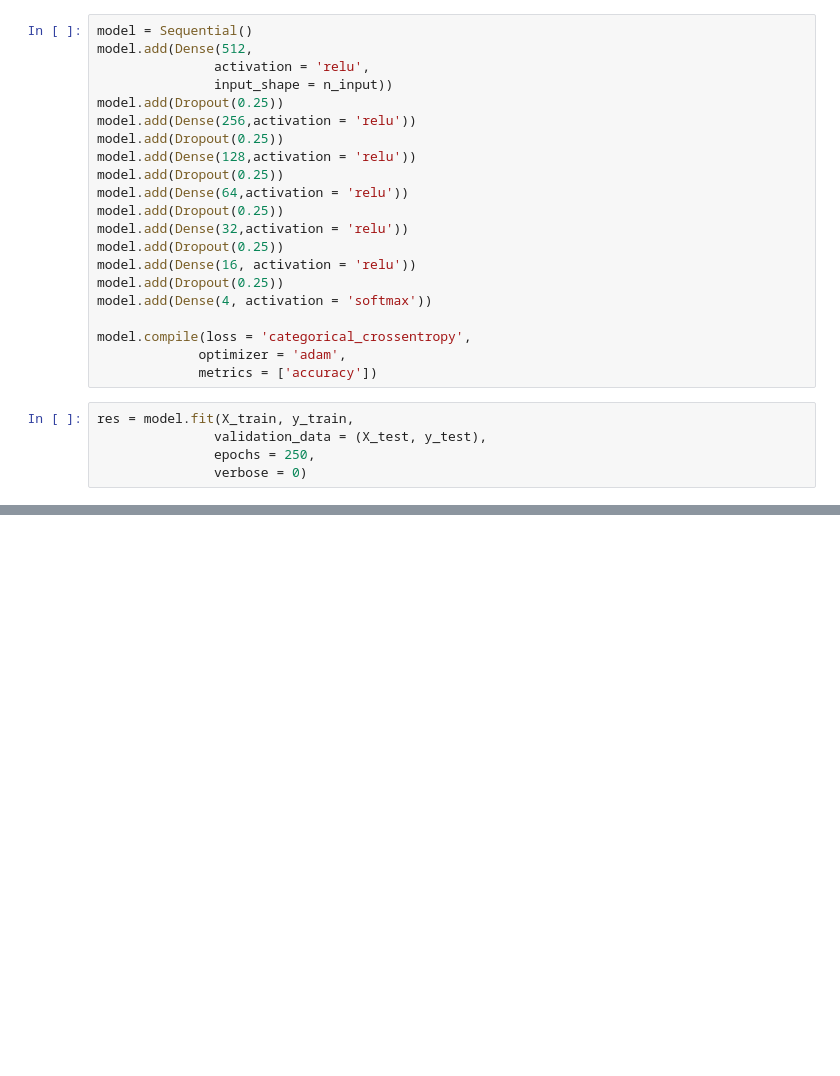
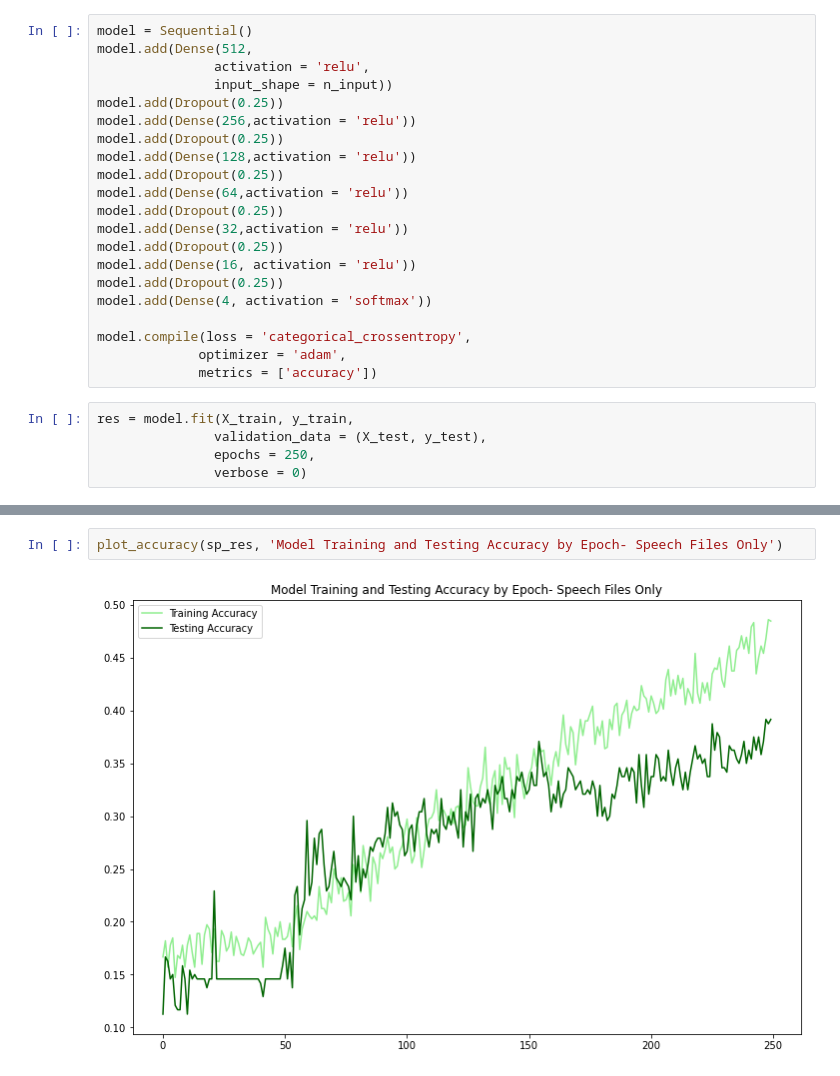
Before and after one commit to kduane/speech_emotion_recognition, a Jupyter notebook: modeling.ipynb, the cells around one changed output, grey strips where cells are left out. Cells and saved outputs as stored; diff of their text form; blank space fills up the shorter version.

```diff
--- a/modeling.ipynb
+++ b/modeling.ipynb
@@ -202,0 +232,4 @@ speech_df = load_targets()
+# %%
+plot_accuracy(sp_res, 'Model Training and Testing Accuracy by Epoch- Speech Files Only')
+# %% [output]
+[figure, added]
```
Also changed, not shown: parts of 14 cells of this notebook.
